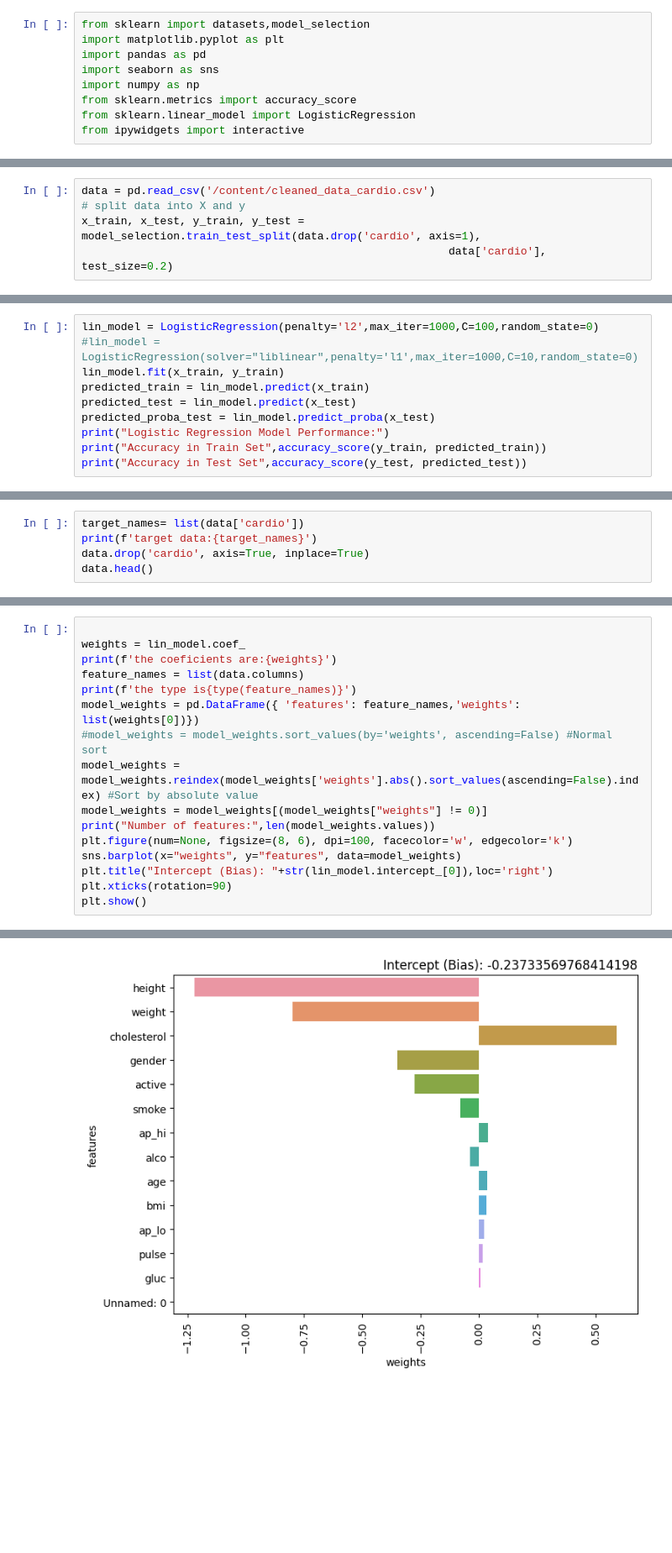
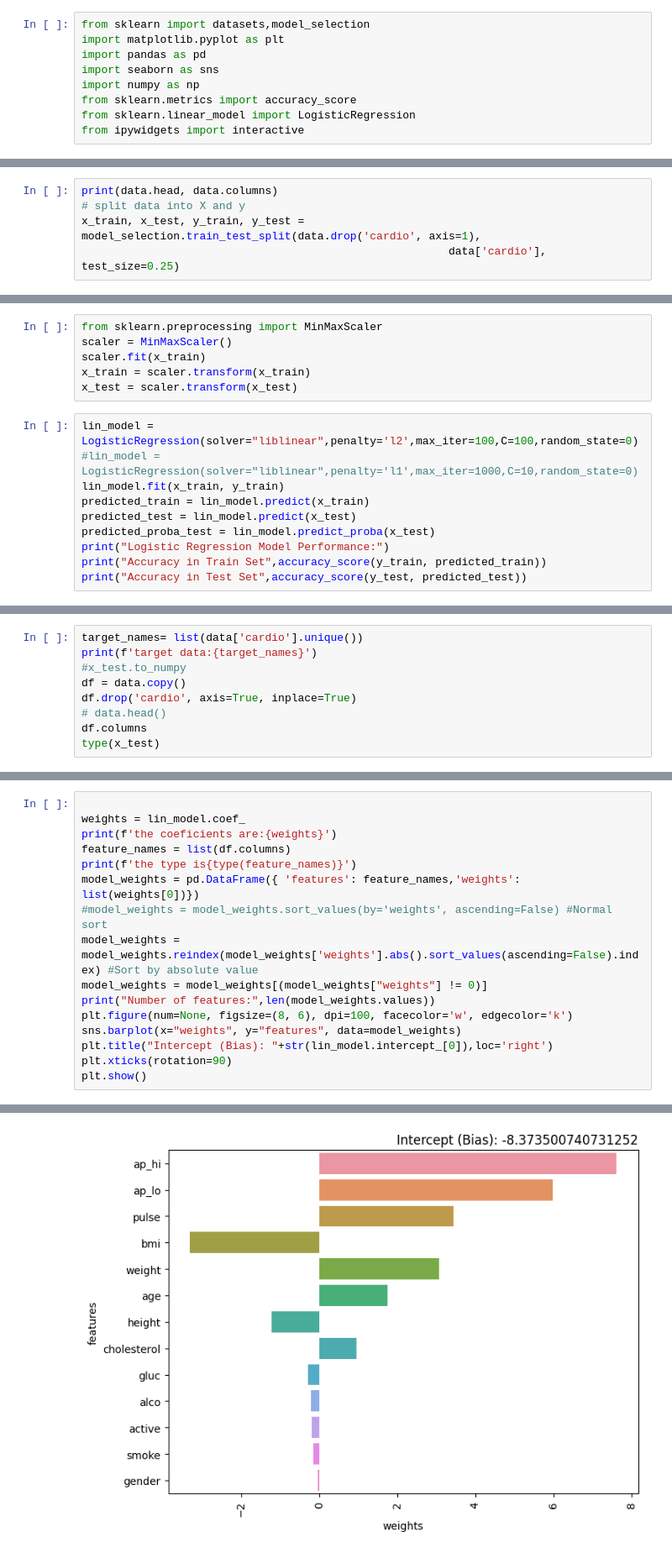
Before and after one commit to LeoVogiatzis/medical_data_analysis, a Jupyter notebook: iml.ipynb, the cells around one changed output, grey strips where cells are left out. Shown at 84% size. Cells and saved outputs as stored; diff of their text form; blank space fills up the shorter version.

```diff
--- a/iml.ipynb
+++ b/iml.ipynb
@@ -22,5 +27,5 @@ uploaded = files.upload()
 # %%
-data = pd.read_csv('/content/cleaned_data_cardio.csv')
+print(data.head, data.columns)
 # split data into X and y
 x_train, x_test, y_train, y_test = model_selection.train_test_split(data.drop('cardio', axis=1),
-                                                        data['cardio'], test_size=0.2)
+                                                        data['cardio'], test_size=0.25)
@@ -27,5 +49,11 @@ x_train, x_test, y_train, y_test = model_selection.train_test_split(data.drop('c
+# %%
+from sklearn.preprocessing import MinMaxScaler
+scaler = MinMaxScaler()
+scaler.fit(x_train)
+x_train = scaler.transform(x_train)
+x_test = scaler.transform(x_test)
 # %%
-lin_model = LogisticRegression(penalty='l2',max_iter=1000,C=100,random_state=0)
+lin_model = LogisticRegression(solver="liblinear",penalty='l2',max_iter=100,C=100,random_state=0)
 #lin_model = LogisticRegression(solver="liblinear",penalty='l1',max_iter=1000,C=10,random_state=0)
 lin_model.fit(x_train, y_train)
 predicted_train = lin_model.predict(x_train)
@@ -41,6 +69,10 @@ Accuracy in Test Set 0.7177822959024085
 # %%
-target_names= list(data['cardio'])
+target_names= list(data['cardio'].unique())
 print(f'target data:{target_names}')
-data.drop('cardio', axis=True, inplace=True)
-data.head()
+#x_test.to_numpy
+df = data.copy()
+df.drop('cardio', axis=True, inplace=True)
+# data.head()
+df.columns
+type(x_test)
 # %% [output]
@@ -55,7 +82,7 @@ target data:[0, 1, 1, 1, 0, 0, 0, 1, 0, 0, 0, 0, 0, 0, 0, 1, 0, 0, 0, 0, 0, 0, 1
 
 weights = lin_model.coef_
 print(f'the coeficients are:{weights}')
-feature_names = list(data.columns)
+feature_names = list(df.columns)
 print(f'the type is{type(feature_names)}')
 model_weights = pd.DataFrame({ 'features': feature_names,'weights': list(weights[0])})
 #model_weights = model_weights.sort_values(by='weights', ascending=False) #Normal sort
@@ -77 +103 @@ Number of features: 14
-[figure, old version]
+[figure, new version]
```
Also changed, not shown: parts of 28 cells of this notebook.
